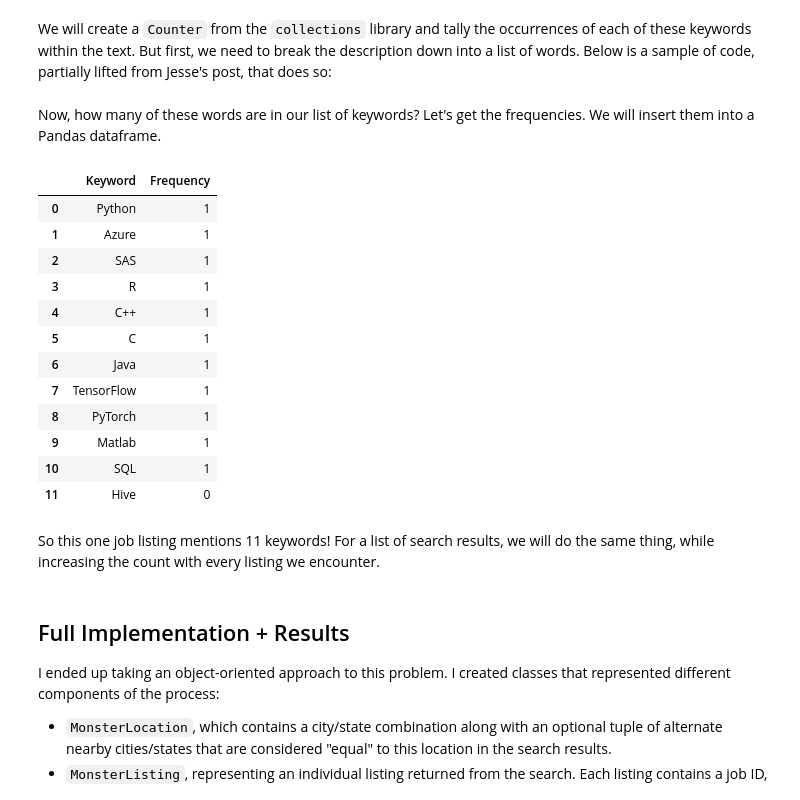
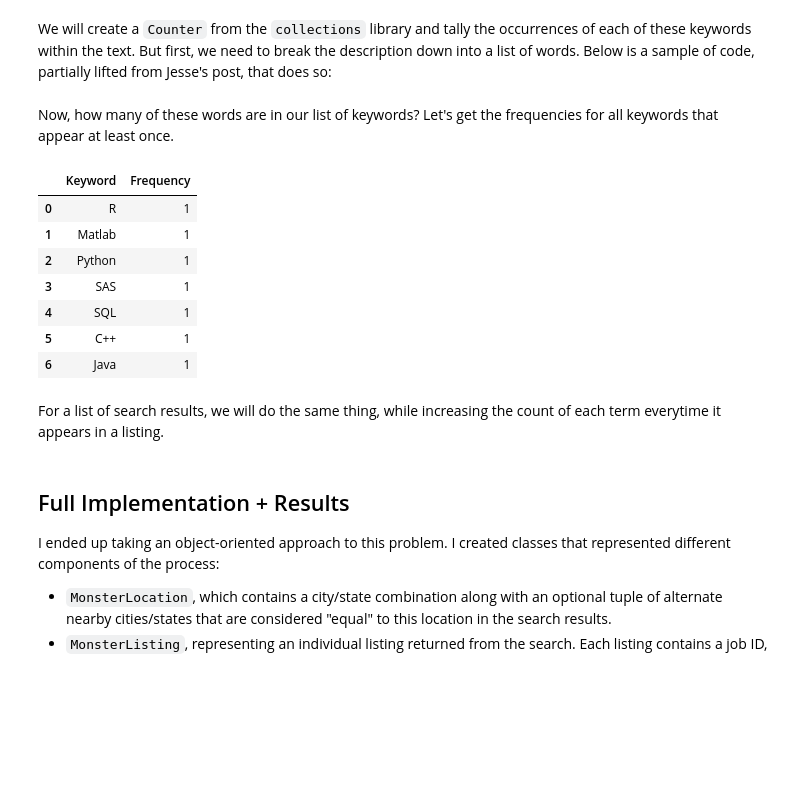
Before and after one commit to benmayersohn/monster-scraping, a Jupyter notebook: MonsterScraping.ipynb, the cells around one changed output. Cells and saved outputs as stored; diff of their text form; code cells hidden in the pictures; blank space fills up the shorter version.

Commit message:
Made class methods use cls explicitly, fixed line in notebook about fetching description, explained choice of regex pattern for removing words

```diff
--- a/MonsterScraping.ipynb
+++ b/MonsterScraping.ipynb
@@ -133,7 +133,7 @@ We will create a `Counter` from the `collections` library and tally the occurren
 import re
 from nltk.corpus import stopwords
 
-delete_matching = "[^a-zA-Z.+3]"
+delete_matching = "[^a-zA-Z.+3]"  # this saves letters, dots, and the number 3 (the last two are for D3.js)
 
 lines = (line.strip() for line in job_desc.splitlines())
 
@@ -154,8 +154,9 @@ text = text.lower().split()  # Go to lower case and split them apart
 stop_words = set(stopwords.words("english"))
 
 words = list()
+keywords_lower = [x.lower() for x in DATA_SCI_KEYWORDS]
 for w in text:
-    if w not in [x.lower() for x in DATA_SCI_KEYWORDS]:
+    if w not in keywords_lower:
         w = w.replace('.', '')
     if w not in stop_words and len(w) > 0:
         words.append(w)
@@ -163,33 +164,28 @@ for w in text:
 # Just get the set of these.
 all_words = list(set(words))
 # %% [markdown]
-Now, how many of these words are in our list of keywords? Let's get the frequencies. We will insert them into a Pandas dataframe.
+Now, how many of these words are in our list of keywords? Let's get the frequencies for all keywords that appear at least once.
 # %%
 from collections import Counter
 import pandas as pd
 
 freqs = Counter(all_words)
 
 out_dict = dict([(x, freqs[x.lower()]) for x in DATA_SCI_KEYWORDS])
 df = pd.DataFrame.from_dict(out_dict, orient='index', columns=['Frequency']).reset_index()
 df = df.rename(columns={'index': 'Keyword'}).sort_values(by='Frequency', ascending=False).reset_index(drop=True)
-df.head(12)
+df.loc[df['Frequency'] > 0]
 # %% [output]
 |  | Keyword | Frequency |
-| 0 | Python | 1 |
-| 1 | Azure | 1 |
-| 2 | SAS | 1 |
-| 3 | R | 1 |
-| 4 | C++ | 1 |
-| 5 | C | 1 |
+| 0 | R | 1 |
+| 1 | Matlab | 1 |
+| 2 | Python | 1 |
+| 3 | SAS | 1 |
+| 4 | SQL | 1 |
+| 5 | C++ | 1 |
 | 6 | Java | 1 |
-| 7 | TensorFlow | 1 |
-| 8 | PyTorch | 1 |
-| 9 | Matlab | 1 |
-| 10 | SQL | 1 |
-| 11 | Hive | 0 |
 # %% [markdown]
-So this one job listing mentions 11 keywords! For a list of search results, we will do the same thing, while increasing the count with every listing we encounter.
+For a list of search results, we will do the same thing, while increasing the count of each term everytime it appears in a listing.
 # %% [markdown]
 ## Full Implementation + Results
 
```
Also changed, not shown: parts of 4 cells of this notebook, 5 other files.
